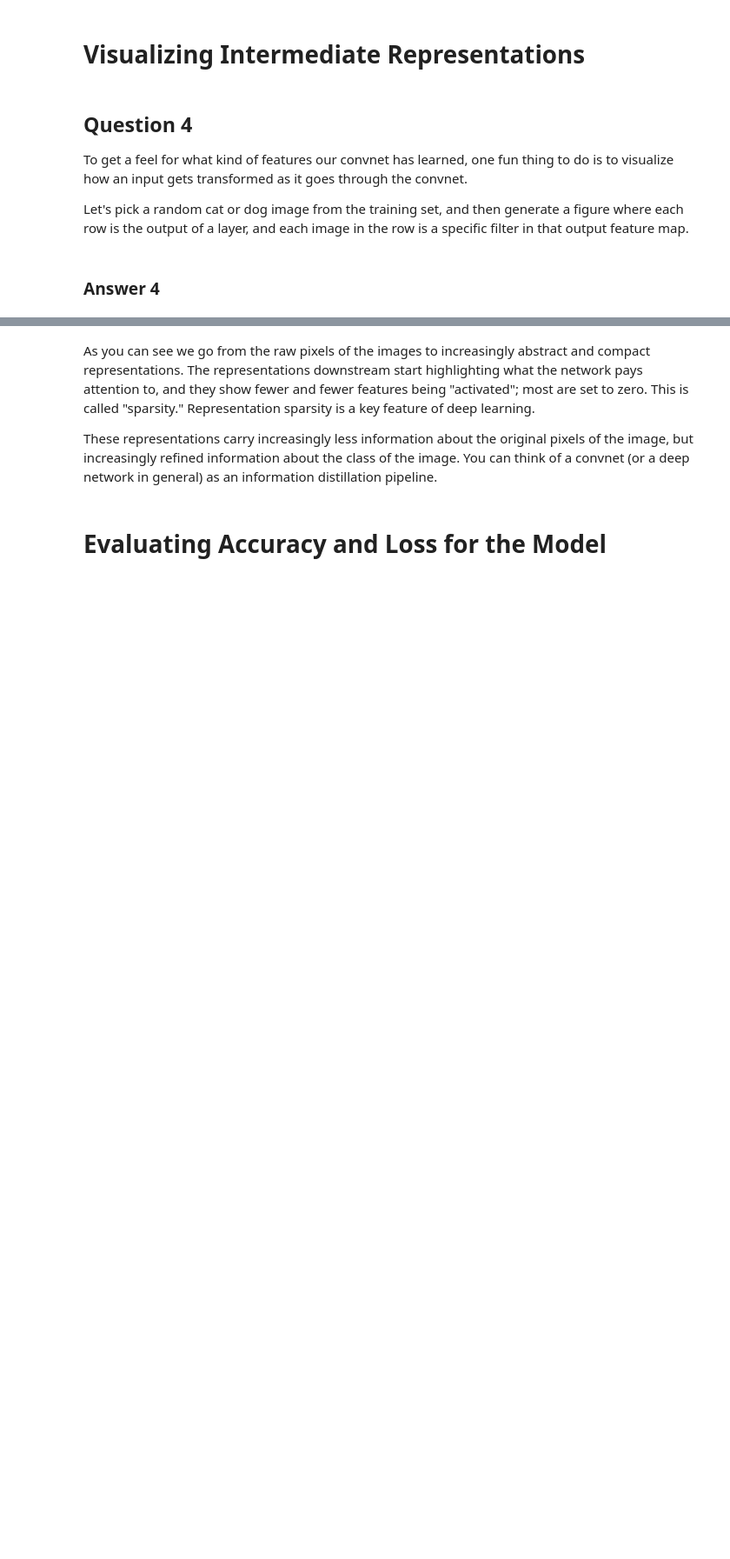
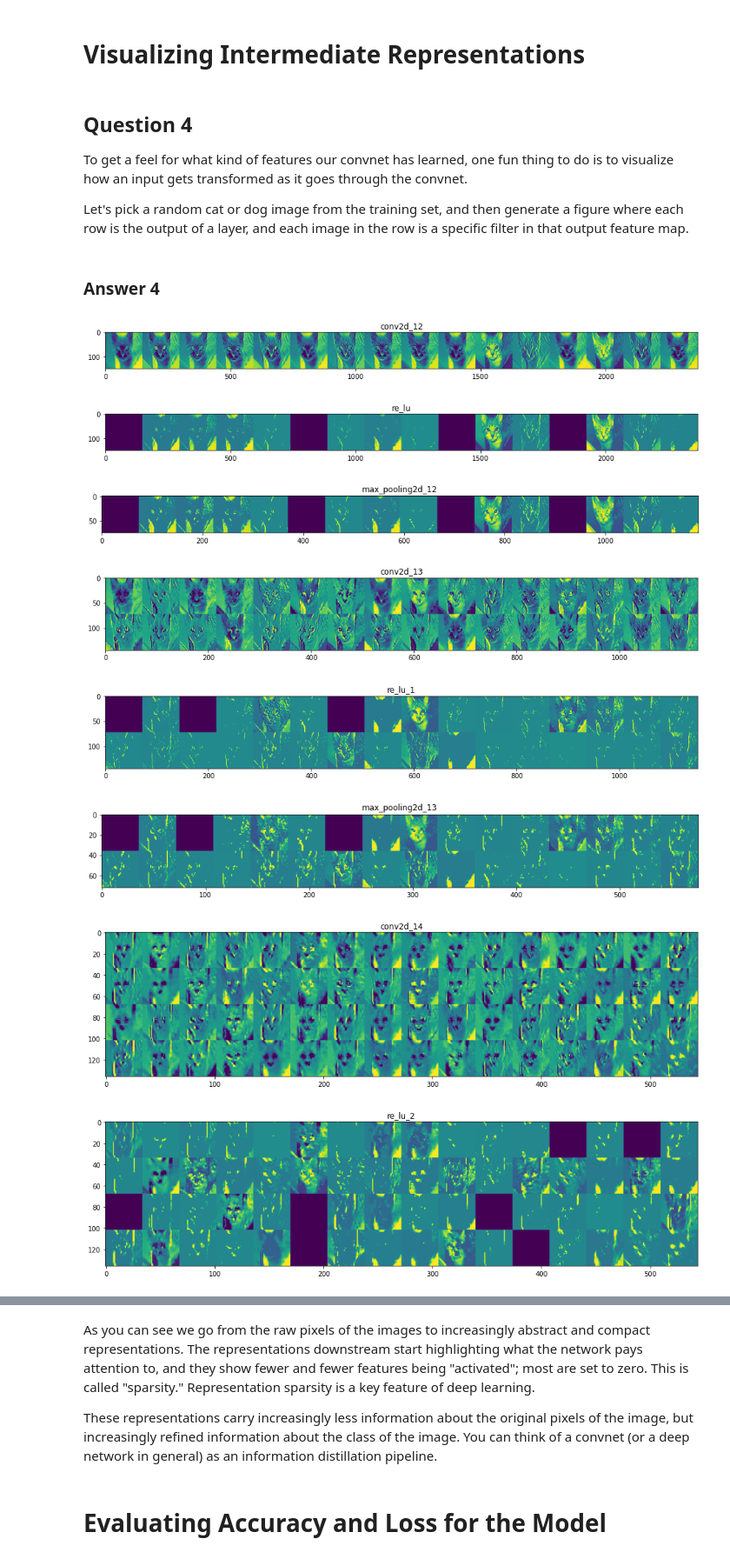
Before and after one commit to gguliants/MIT-SureStart, a Jupyter notebook: GG_Day_12_Image_Classification_SV.ipynb, the cells around one changed output, grey strips where cells are left out. Shown at 87% size. Cells and saved outputs as stored; diff of their text form; code cells hidden in the pictures; blank space fills up the shorter version.

```diff
--- a/GG_Day_12_Image_Classification_SV.ipynb
+++ b/GG_Day_12_Image_Classification_SV.ipynb
@@ -226,0 +225,20 @@ data =  ImageDataGenerator(rescale=1.0/255.0)
+# %%
+from tensorflow.keras.preprocessing.image import ImageDataGenerator
+# All images will be rescaled by _____
+train_datagen = ImageDataGenerator(rescale= 1.0/255)
+val_datagen = ImageDataGenerator(rescale=1.0/255)
+
+# Flow training images in batches of 20 using train_datagen generator
+train_generator = train_datagen.flow_from_directory(
+        train_dir,  # This is the source directory for training images
+        target_size=(150, 150),  # All images will be resized to 150x150
+        batch_size=20,
+        # Since we use binary_crossentropy loss, we need binary labels
+        class_mode='binary')
+
+# Flow validation images in batches of 20 using val_datagen generator
+validation_generator = val_datagen.flow_from_directory(validation_dir,
+        target_size=(150, 150),  # All images will be resized to 150x150
+        batch_size=20,
+        # Since we use binary_crossentropy loss, we need binary labels
+        class_mode='binary')
@@ -344,0 +369,56 @@ Let's pick a random cat or dog image from the training set, and then generate a
+# %%
+from tensorflow.keras.preprocessing.image import img_to_array, load_img
+import numpy as np
+
+#used day 9 and slack for help
+
+img = load_img(os.path.join(train_cats_dir, train_cat_fnames[0]), target_size=(150,150))
+x = img_to_array(img)
+x = x.reshape((1,) + x.shape)
+x/=255
+
+
+layer_outputs = [layer.output for layer in model.layers]
+activation_model = tf.keras.Model(inputs=model.input, outputs=layer_outputs)
+activations = activation_model.predict(x)
+
+def visualize(model , activations, activation_model):
+  layer_names = []
+  for layer in model.layers:
+    layer_names.append(layer.name)
+
+  images_per_row = 16
+
+  for layer_name, layer_activation in zip(layer_names, activations):
+    n_features = layer_activation.shape[-1]
+    size = layer_activation.shape[1]
+    n_cols = n_features//images_per_row
+    display_grid = np.zeros((size * n_cols , images_per_row * size))
+
+    # from day 9 colab
+    for col in range(n_cols):
+      for row in range(images_per_row):
+        channel_image = layer_activation[0 , : , : , col*images_per_row + row]
+        channel_image -= channel_image.mean()
+        channel_image /= channel_image.std()
+        channel_image *= 64
+        channel_image += 128
+        channel_image = np.clip(channel_image, 0, 255).astype('uint8')
+        display_grid[col * size : (col + 1) * size,row * size : (row + 1) * size] = channel_image
+    scale = 1. / size
+    plt.figure(figsize=(scale * display_grid.shape[1],
+                          scale * display_grid.shape[0]))
+    plt.title(layer_name)
+    plt.grid(False)
+    plt.imshow(display_grid, aspect='auto', cmap='viridis')
+
+visualize_activation(model,activations,activation_model)
+# %% [output]
+[figure, added]
+[figure, added]
+[figure, added]
+[figure, added]
+[figure, added]
+[figure, added]
+[figure, added]
+[figure, added]
```
Also changed, not shown: parts of 12 cells of this notebook.
